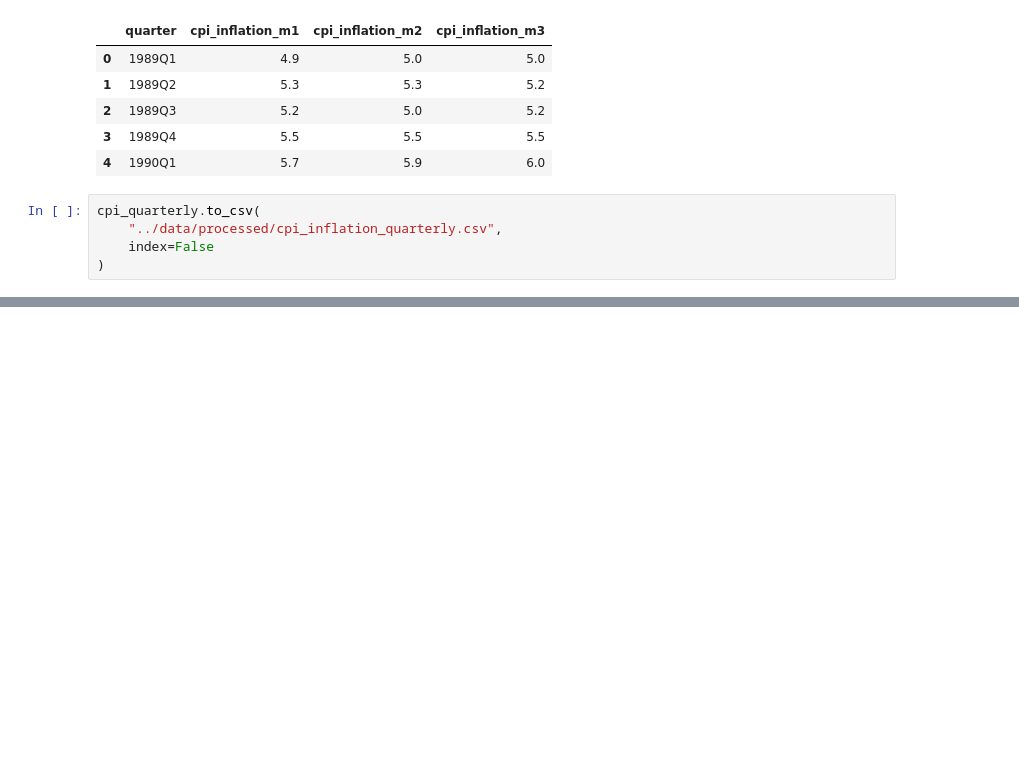
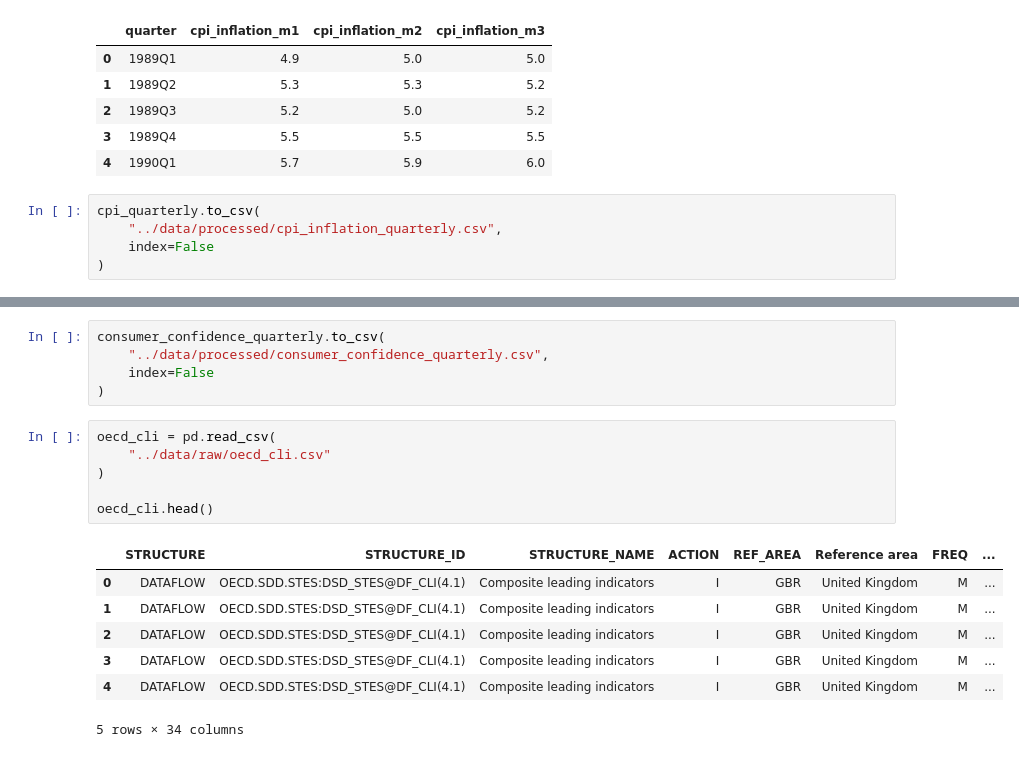
Before and after one commit to ivanredkovets/uk-gdp-nowcasting, a Jupyter notebook: notebooks/02_data_preparation.ipynb, the cells around one changed output, grey strips where cells are left out. Cells and saved outputs as stored; diff of their text form; blank space fills up the shorter version.

Commit message:
Complete quarterly feature engineering for predictors

```diff
--- a/notebooks/02_data_preparation.ipynb
+++ b/notebooks/02_data_preparation.ipynb
@@ -1220,0 +1514,19 @@ cpi_quarterly.to_csv(
+# %%
+consumer_confidence_quarterly.to_csv(
+    "../data/processed/consumer_confidence_quarterly.csv",
+    index=False
+)
+# %%
+oecd_cli = pd.read_csv(
+    "../data/raw/oecd_cli.csv"
+)
+
+oecd_cli.head()
+# %% [output]
+|  | STRUCTURE | STRUCTURE_ID | STRUCTURE_NAME | ACTION | REF_AREA | Reference area | FREQ | ... |
+| 0 | DATAFLOW | OECD.SDD.STES:DSD_STES@DF_CLI(4.1) | Composite leading indicators | I | GBR | United Kingdom | M | ... |
+| 1 | DATAFLOW | OECD.SDD.STES:DSD_STES@DF_CLI(4.1) | Composite leading indicators | I | GBR | United Kingdom | M | ... |
+| 2 | DATAFLOW | OECD.SDD.STES:DSD_STES@DF_CLI(4.1) | Composite leading indicators | I | GBR | United Kingdom | M | ... |
+| 3 | DATAFLOW | OECD.SDD.STES:DSD_STES@DF_CLI(4.1) | Composite leading indicators | I | GBR | United Kingdom | M | ... |
+| 4 | DATAFLOW | OECD.SDD.STES:DSD_STES@DF_CLI(4.1) | Composite leading indicators | I | GBR | United Kingdom | M | ... |
+5 rows × 34 columns
```
Also changed, not shown: parts of 37 cells of this notebook, 3 other files.
